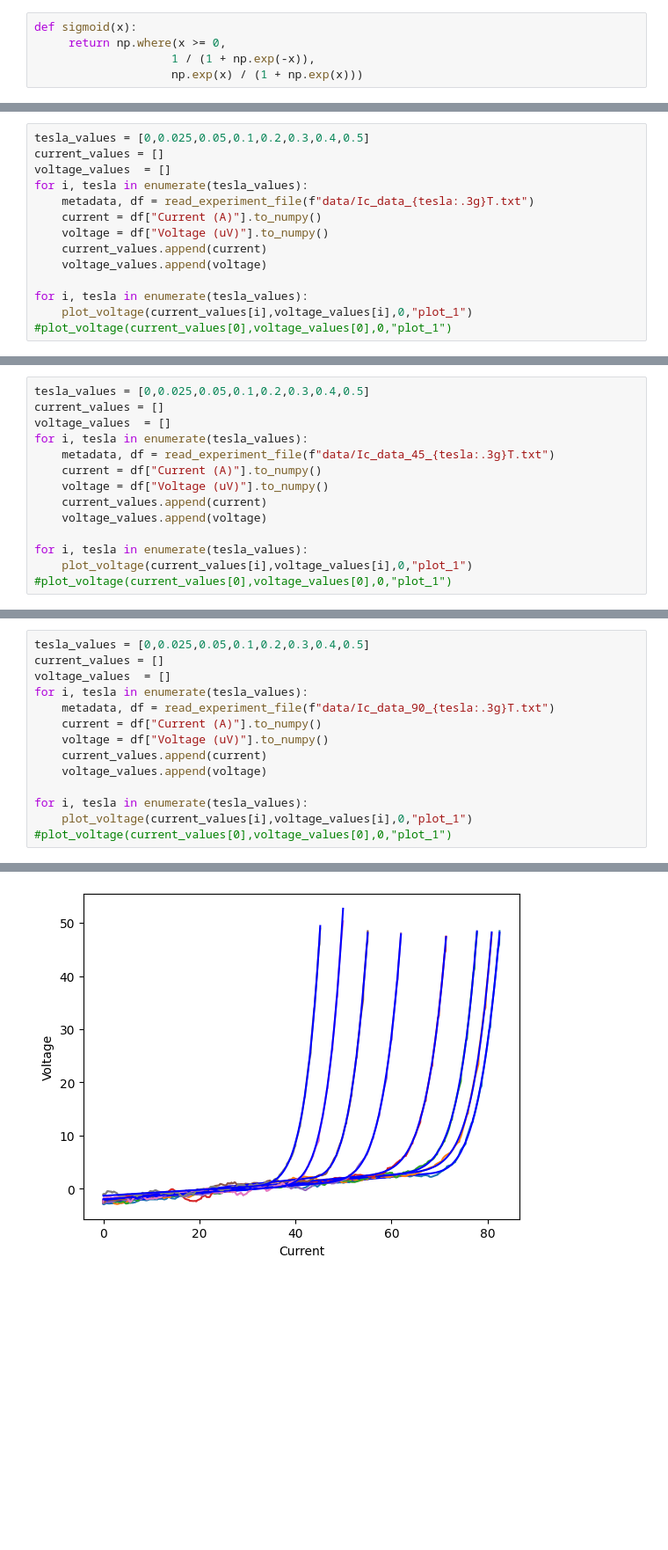
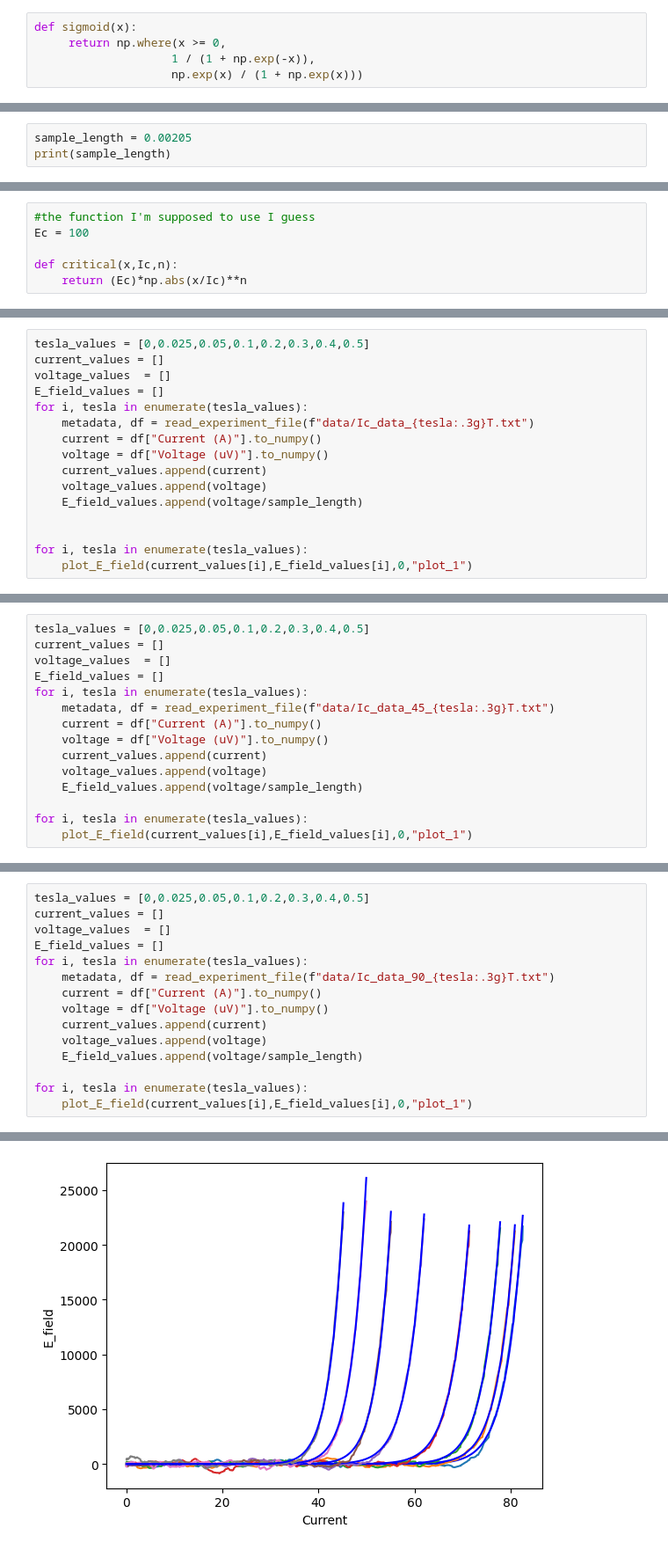
Before and after one commit to FelixWattsYork/ICY_Lab, a Jupyter notebook: Data_Analysis.ipynb, the cells around one changed output, grey strips where cells are left out. Shown: that part at 88% size. Drawn from its saved outputs; the diff is of its cells as text; blank space fills up the shorter version.

```diff
--- a/Data_Analysis.ipynb
+++ b/Data_Analysis.ipynb
@@ -68,0 +53,3 @@ def discontinous(x,a,b,c,d,n):
+# %%
+sample_length = 0.00205
+print(sample_length)
@@ -69 +58,7 @@ def discontinous(x,a,b,c,d,n):
+# %%
+#the function I'm supposed to use I guess
+Ec = 100
+
+def critical(x,Ic,n):
+    return (Ec)*np.abs(x/Ic)**n
 # %%
@@ -87,14 +101,16 @@ def plot_voltage(cur, volt, savefig,name,ax=None):
 tesla_values = [0,0.025,0.05,0.1,0.2,0.3,0.4,0.5]
 current_values = []
 voltage_values  = []
+E_field_values = []
 for i, tesla in enumerate(tesla_values):
     metadata, df = read_experiment_file(f"data/Ic_data_{tesla:.3g}T.txt")
     current = df["Current (A)"].to_numpy()
     voltage = df["Voltage (uV)"].to_numpy()
     current_values.append(current)
     voltage_values.append(voltage)
+    E_field_values.append(voltage/sample_length)
+
 
 for i, tesla in enumerate(tesla_values):
-    plot_voltage(current_values[i],voltage_values[i],0,"plot_1")
-#plot_voltage(current_values[0],voltage_values[0],0,"plot_1")
+    plot_E_field(current_values[i],E_field_values[i],0,"plot_1")
 # %% [output]
@@ -103,14 +127,15 @@ FileNotFoundError: [Errno 2] No such file or directory: 'data/Ic_Data_0T.txt'
 tesla_values = [0,0.025,0.05,0.1,0.2,0.3,0.4,0.5]
 current_values = []
 voltage_values  = []
+E_field_values = []
 for i, tesla in enumerate(tesla_values):
     metadata, df = read_experiment_file(f"data/Ic_data_45_{tesla:.3g}T.txt")
     current = df["Current (A)"].to_numpy()
     voltage = df["Voltage (uV)"].to_numpy()
     current_values.append(current)
     voltage_values.append(voltage)
+    E_field_values.append(voltage/sample_length)
 
 for i, tesla in enumerate(tesla_values):
-    plot_voltage(current_values[i],voltage_values[i],0,"plot_1")
-#plot_voltage(current_values[0],voltage_values[0],0,"plot_1")
+    plot_E_field(current_values[i],E_field_values[i],0,"plot_1")
 # %% [output]
@@ -136,14 +152,15 @@ for i, tesla in enumerate(tesla_values):
 tesla_values = [0,0.025,0.05,0.1,0.2,0.3,0.4,0.5]
 current_values = []
 voltage_values  = []
+E_field_values = []
 for i, tesla in enumerate(tesla_values):
     metadata, df = read_experiment_file(f"data/Ic_data_90_{tesla:.3g}T.txt")
     current = df["Current (A)"].to_numpy()
     voltage = df["Voltage (uV)"].to_numpy()
     current_values.append(current)
     voltage_values.append(voltage)
+    E_field_values.append(voltage/sample_length)
 
 for i, tesla in enumerate(tesla_values):
-    plot_voltage(current_values[i],voltage_values[i],0,"plot_1")
-#plot_voltage(current_values[0],voltage_values[0],0,"plot_1")
+    plot_E_field(current_values[i],E_field_values[i],0,"plot_1")
 # %% [output]
@@ -167 +175 @@ for i, tesla in enumerate(tesla_values):
-[figure, old version]
+[figure, new version]
```
Also changed, not shown: parts of 9 cells of this notebook.
